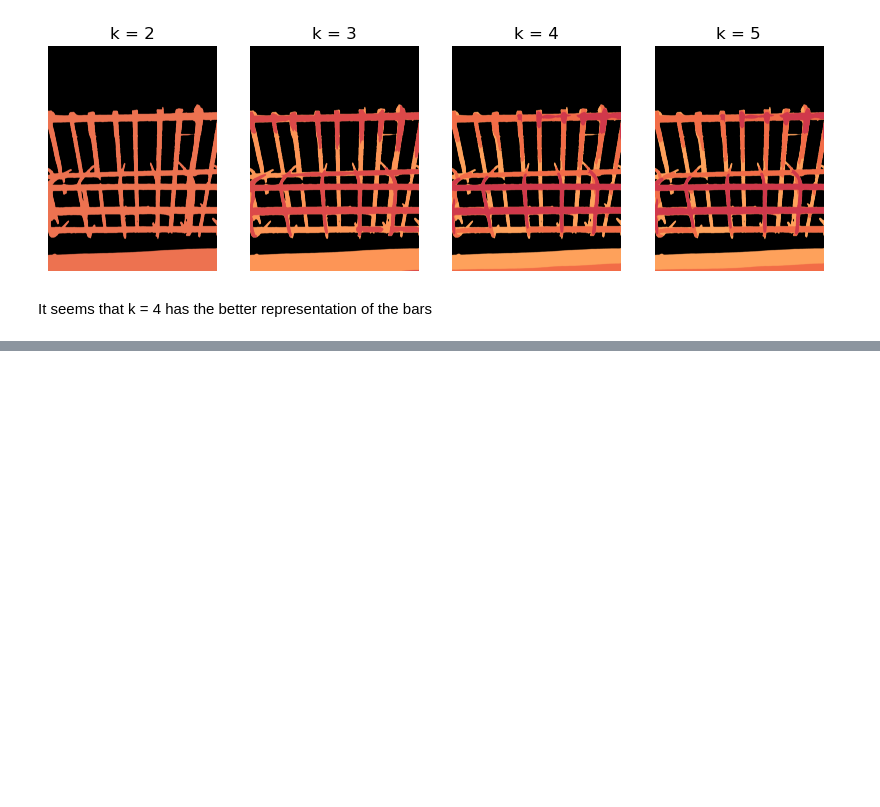
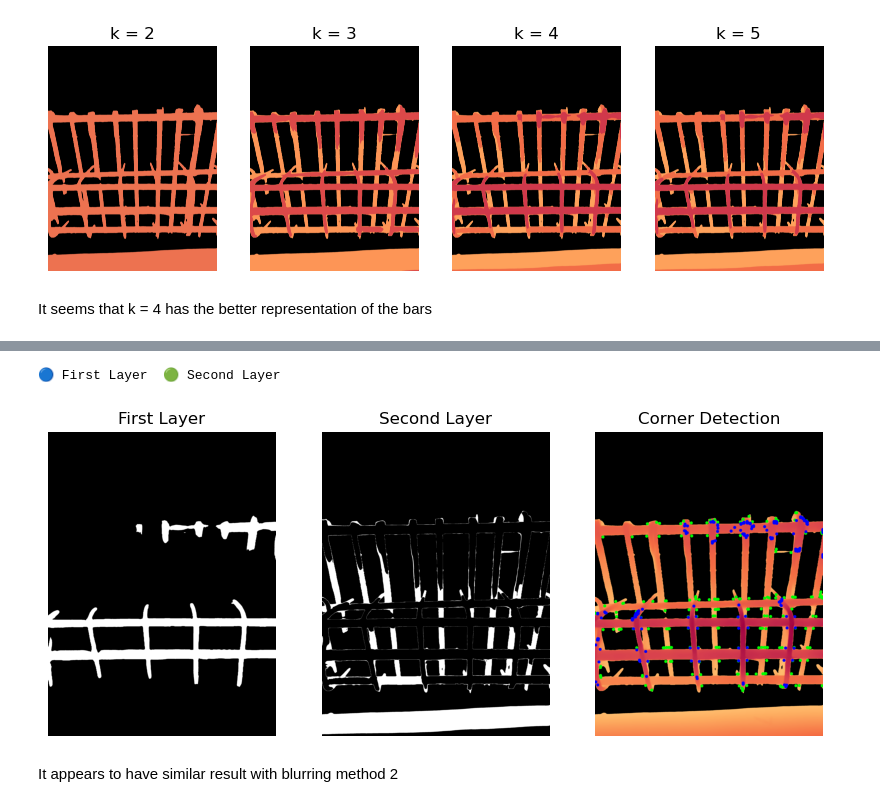
Before and after one commit to HsiaoHungKai/Depth_Models, a Jupyter notebook: corner_detection.ipynb, the cells around one changed output, grey strips where cells are left out. Saved outputs shown, nothing was run; the diff lists cells and outputs as text; code cells hidden in the pictures; blank space fills up the shorter version.

Commit message:
perform corner detection

```diff
--- a/corner_detection.ipynb
+++ b/corner_detection.ipynb
@@ -312,0 +315,33 @@ plt.show()
+# %%
+# Convert clusters to proper grayscale for corner detection
+cluster1_gray = clusters[1][:,:,0]
+cluster3_gray = clusters[3][:,:,0]
+
+# Apply corner detection to both clusters
+display_image = find_corners(cluster1_gray, depth_map_masked, maxCorners=200, circle_color=(0, 255, 0))  # Blue for cluster 1
+display_image = find_corners(cluster3_gray, display_image, maxCorners=200, circle_color=(0, 0, 255))     # Green for cluster 3
+
+plt.figure(figsize=(10, 5))
+print('🔵 First Layer  🟢 Second Layer')
+
+plt.subplot(1, 3, 1)
+plt.imshow(cluster3_gray, cmap='gray')
+plt.title('First Layer')
+plt.axis('off')
+
+plt.subplot(1, 3, 2)
+plt.imshow(cluster1_gray, cmap='gray')
+plt.title('Second Layer')
+plt.axis('off')
+
+plt.subplot(1, 3, 3)
+plt.imshow(display_image)
+plt.title('Corner Detection')
+plt.axis('off')
+
+plt.show()
+# %% [output]
+🔵 First Layer  🟢 Second Layer
+[figure, added]
+# %% [markdown]
+It appears to have similar result with blurring method 2
```
Also changed, not shown: parts of 3 cells of this notebook.
